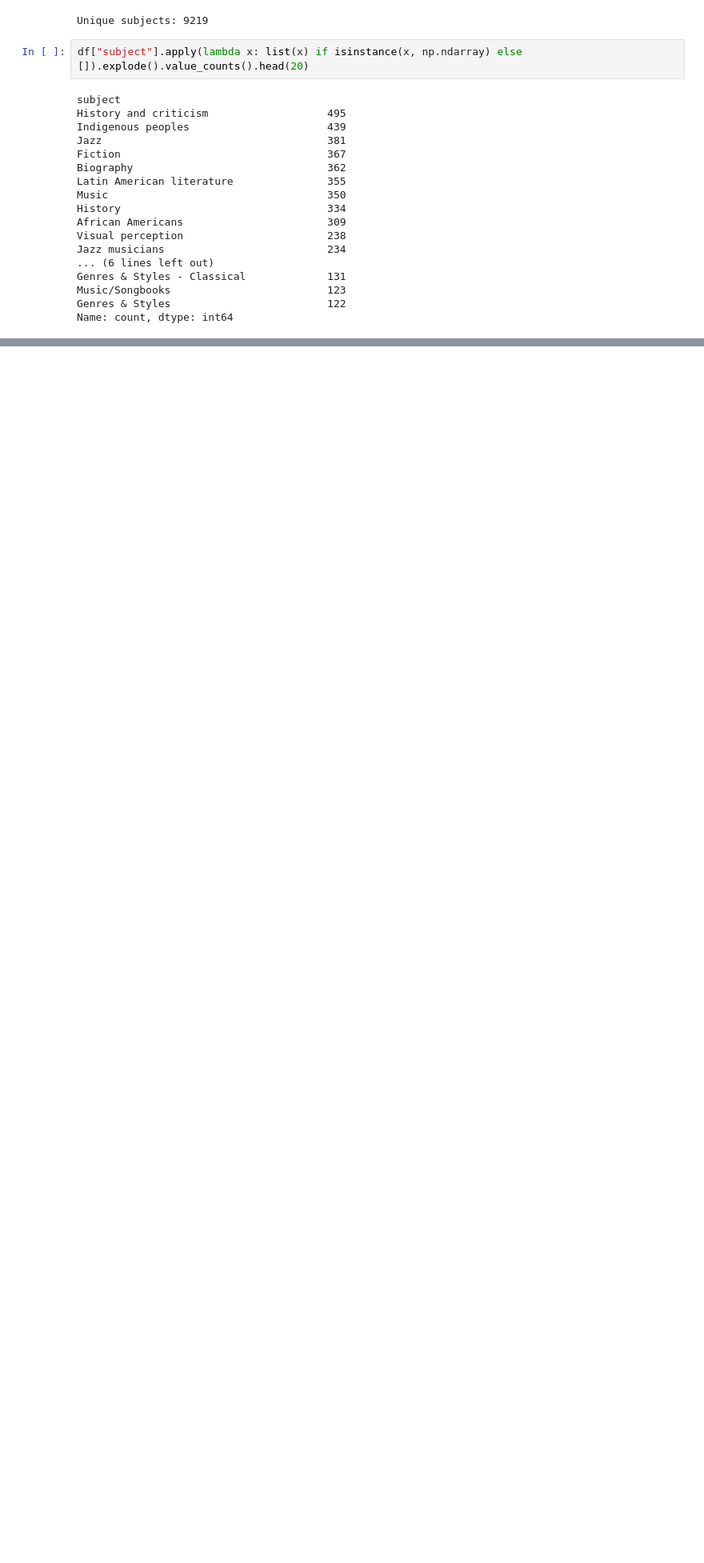
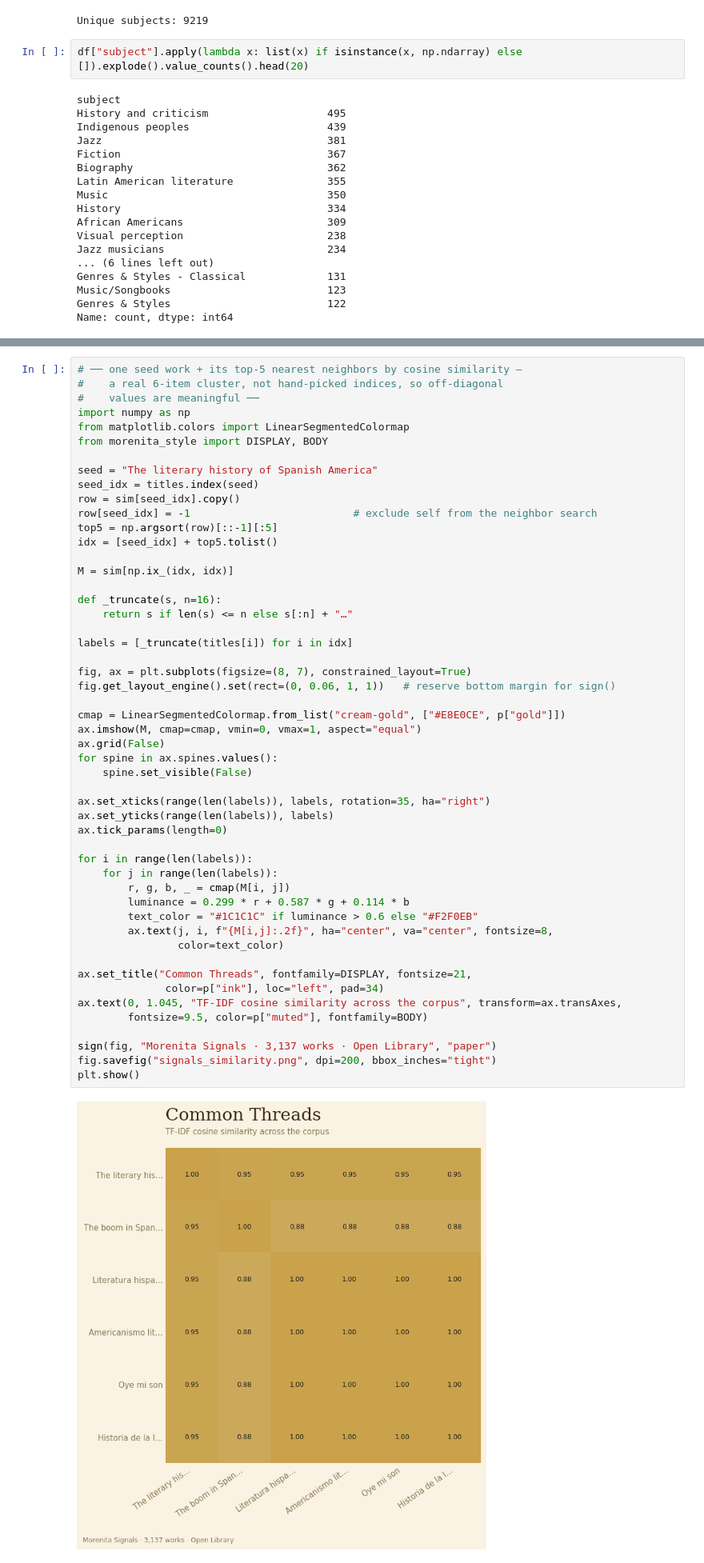
Before and after one commit to libraryofmorenita-hub/morenitaSignals, a Jupyter notebook: notebooks/01_eda.ipynb, the cells around one changed output, grey strips where cells are left out. Shown at 80% size. Saved outputs shown, nothing was run; the diff lists cells and outputs as text; blank space fills up the shorter version.

```diff
--- a/notebooks/01_eda.ipynb
+++ b/notebooks/01_eda.ipynb
@@ -175,0 +228,53 @@ Name: count, dtype: int64
+# %%
+# ── one seed work + its top-5 nearest neighbors by cosine similarity —
+#    a real 6-item cluster, not hand-picked indices, so off-diagonal
+#    values are meaningful ──
+import numpy as np
+from matplotlib.colors import LinearSegmentedColormap
+from morenita_style import DISPLAY, BODY
+
+seed = "The literary history of Spanish America"
+seed_idx = titles.index(seed)
+row = sim[seed_idx].copy()
+row[seed_idx] = -1                          # exclude self from the neighbor search
+top5 = np.argsort(row)[::-1][:5]
+idx = [seed_idx] + top5.tolist()
+
+M = sim[np.ix_(idx, idx)]
+
+def _truncate(s, n=16):
+    return s if len(s) <= n else s[:n] + "…"
+
+labels = [_truncate(titles[i]) for i in idx]
+
+fig, ax = plt.subplots(figsize=(8, 7), constrained_layout=True)
+fig.get_layout_engine().set(rect=(0, 0.06, 1, 1))   # reserve bottom margin for sign()
+
+cmap = LinearSegmentedColormap.from_list("cream-gold", ["#E8E0CE", p["gold"]])
+ax.imshow(M, cmap=cmap, vmin=0, vmax=1, aspect="equal")
+ax.grid(False)
+for spine in ax.spines.values():
+    spine.set_visible(False)
+
+ax.set_xticks(range(len(labels)), labels, rotation=35, ha="right")
+ax.set_yticks(range(len(labels)), labels)
+ax.tick_params(length=0)
+
+for i in range(len(labels)):
+    for j in range(len(labels)):
+        r, g, b, _ = cmap(M[i, j])
+        luminance = 0.299 * r + 0.587 * g + 0.114 * b
+        text_color = "#1C1C1C" if luminance > 0.6 else "#F2F0EB"
+        ax.text(j, i, f"{M[i,j]:.2f}", ha="center", va="center", fontsize=8,
+                color=text_color)
+
+ax.set_title("Common Threads", fontfamily=DISPLAY, fontsize=21,
+              color=p["ink"], loc="left", pad=34)
+ax.text(0, 1.045, "TF-IDF cosine similarity across the corpus", transform=ax.transAxes,
+        fontsize=9.5, color=p["muted"], fontfamily=BODY)
+
+sign(fig, "Morenita Signals · 3,137 works · Open Library", "paper")
+fig.savefig("signals_similarity.png", dpi=200, bbox_inches="tight")
+plt.show()
+# %% [output]
+[figure, added]
```
Also changed, not shown: parts of 7 cells of this notebook, 6 other files.
